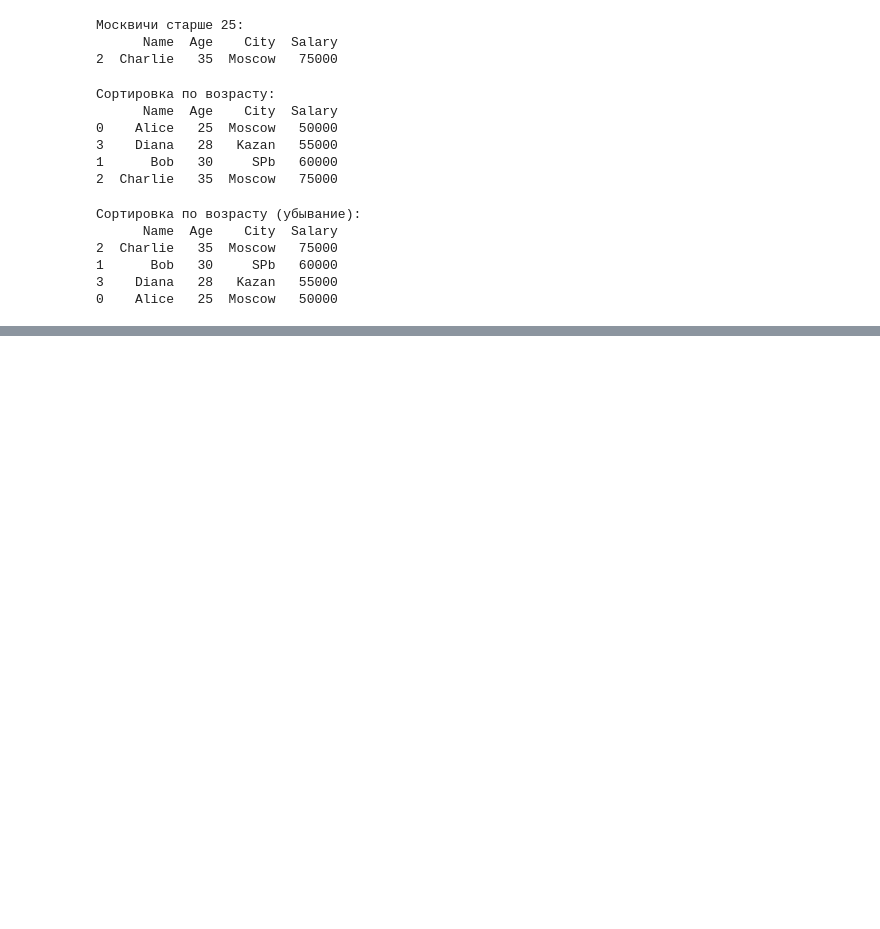
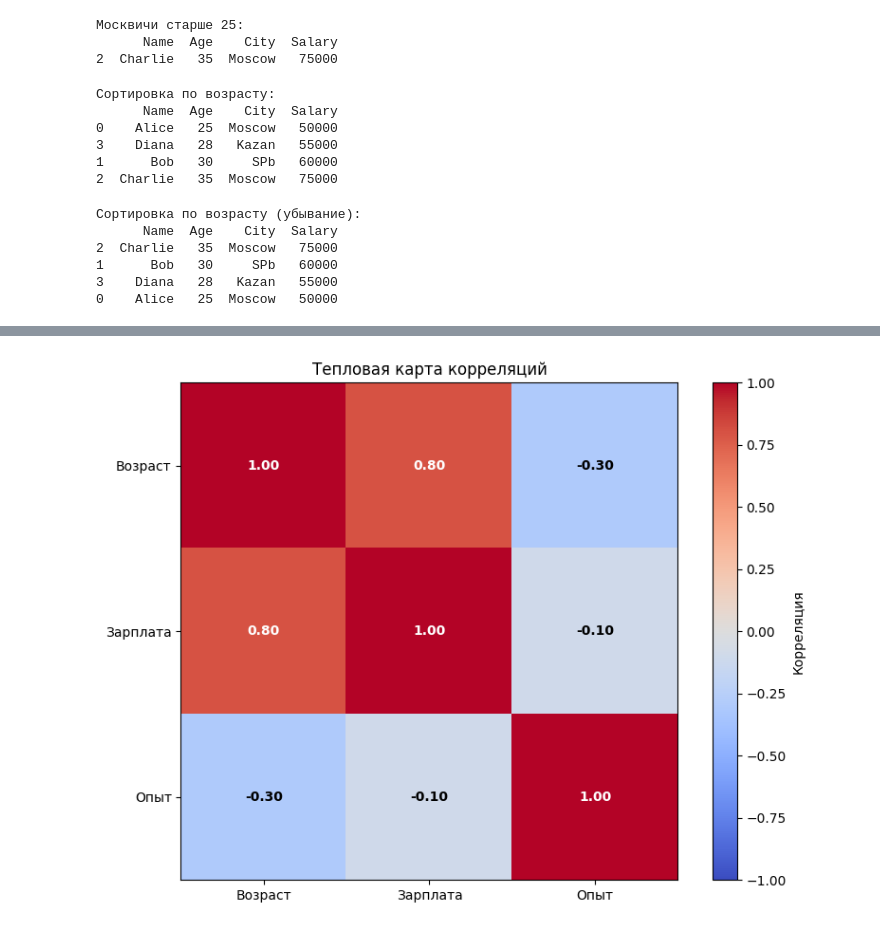
Before and after one commit to StephanOlizko/CheLKSH_2025, a Jupyter notebook: ML/1/cheatsheet.ipynb, the cells around one changed output, grey strips where cells are left out. Cells and saved outputs as stored; diff of their text form; code cells hidden in the pictures; blank space fills up the shorter version.

```diff
--- a/ML/1/cheatsheet.ipynb
+++ b/ML/1/cheatsheet.ipynb
@@ -983,0 +1425,28 @@ print(sorted_desc)
+# %%
+# Создание тепловой карты корреляций
+# Используем imshow для отображения матрицы корреляций
+# Создаём пример корреляционной матрицы
+corr_data = np.array([[1.0, 0.8, -0.3], [0.8, 1.0, -0.1], [-0.3, -0.1, 1.0]])
+labels = ['Возраст', 'Зарплата', 'Опыт']
+
+fig, ax = plt.subplots(figsize=(8, 6))
+im = ax.imshow(corr_data, cmap='coolwarm', vmin=-1, vmax=1)
+
+# Настройка осей
+ax.set_xticks(range(len(labels)))
+ax.set_yticks(range(len(labels)))
+ax.set_xticklabels(labels)
+ax.set_yticklabels(labels)
+
+# Добавление значений на карту
+for i in range(len(labels)):
+    for j in range(len(labels)):
+        text = ax.text(j, i, f'{corr_data[i, j]:.2f}', ha="center", va="center",
+                      color="white" if abs(corr_data[i, j]) > 0.5 else "black", fontweight='bold')
+
+ax.set_title('Тепловая карта корреляций')
+plt.colorbar(im, ax=ax, label='Корреляция')
+plt.tight_layout()
+plt.show()
+# %% [output]
+[figure, added]
```
Also changed, not shown: parts of 25 cells of this notebook, 5 other files.
